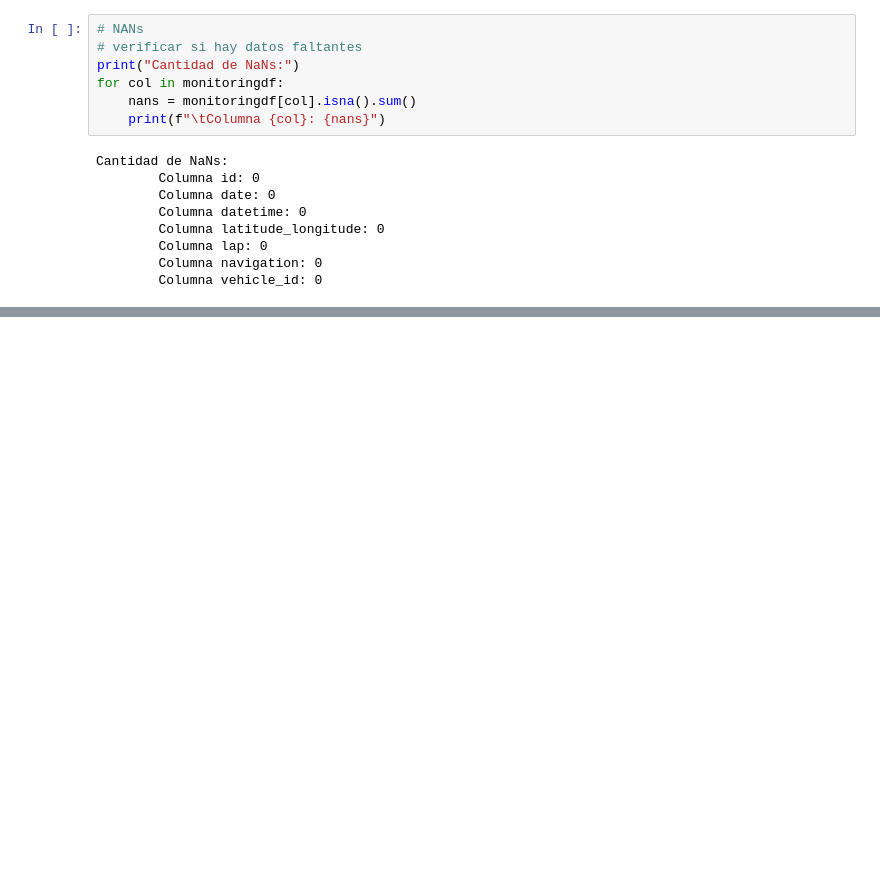
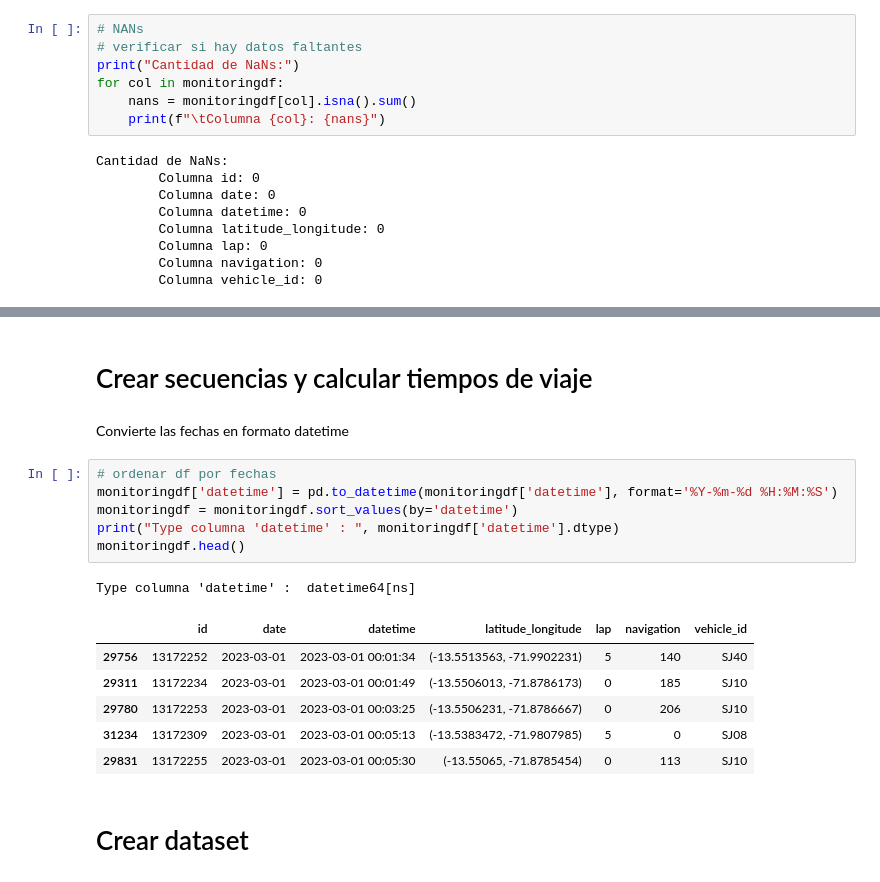
Before and after one commit to etson32/TravelTimePrediction-Cusco, a Jupyter notebook: code/1-generar_dataset.ipynb, the cells around one changed output, grey strips where cells are left out. Drawn from its saved outputs; the diff is of its cells as text; blank space fills up the shorter version.

```diff
--- a/code/1-generar_dataset.ipynb
+++ b/code/1-generar_dataset.ipynb
@@ -294,3 +302,23 @@ def time_travel(row, df):
         row['date'] = np.nan
 
     return row
+# %% [markdown]
+# Crear secuencias y calcular tiempos de viaje
+# %% [markdown]
+Convierte las fechas en formato datetime
+# %%
+# ordenar df por fechas
+monitoringdf['datetime'] = pd.to_datetime(monitoringdf['datetime'], format='%Y-%m-%d %H:%M:%S')
+monitoringdf = monitoringdf.sort_values(by='datetime')
+print("Type columna 'datetime' : ", monitoringdf['datetime'].dtype)
+monitoringdf.head()
+# %% [output]
+Type columna 'datetime' :  datetime64[ns]
+|  | id | date | datetime | latitude_longitude | lap | navigation | vehicle_id |
+| 29756 | 13172252 | 2023-03-01 | 2023-03-01 00:01:34 | (-13.5513563, -71.9902231) | 5 | 140 | SJ40 |
+| 29311 | 13172234 | 2023-03-01 | 2023-03-01 00:01:49 | (-13.5506013, -71.8786173) | 0 | 185 | SJ10 |
+| 29780 | 13172253 | 2023-03-01 | 2023-03-01 00:03:25 | (-13.5506231, -71.8786667) | 0 | 206 | SJ10 |
+| 31234 | 13172309 | 2023-03-01 | 2023-03-01 00:05:13 | (-13.5383472, -71.9807985) | 5 | 0 | SJ08 |
+| 29831 | 13172255 | 2023-03-01 | 2023-03-01 00:05:30 | (-13.55065, -71.8785454) | 0 | 113 | SJ10 |
+# %% [markdown]
+# Crear dataset
```
Also changed, not shown: parts of 9 cells of this notebook, 1 other file.
